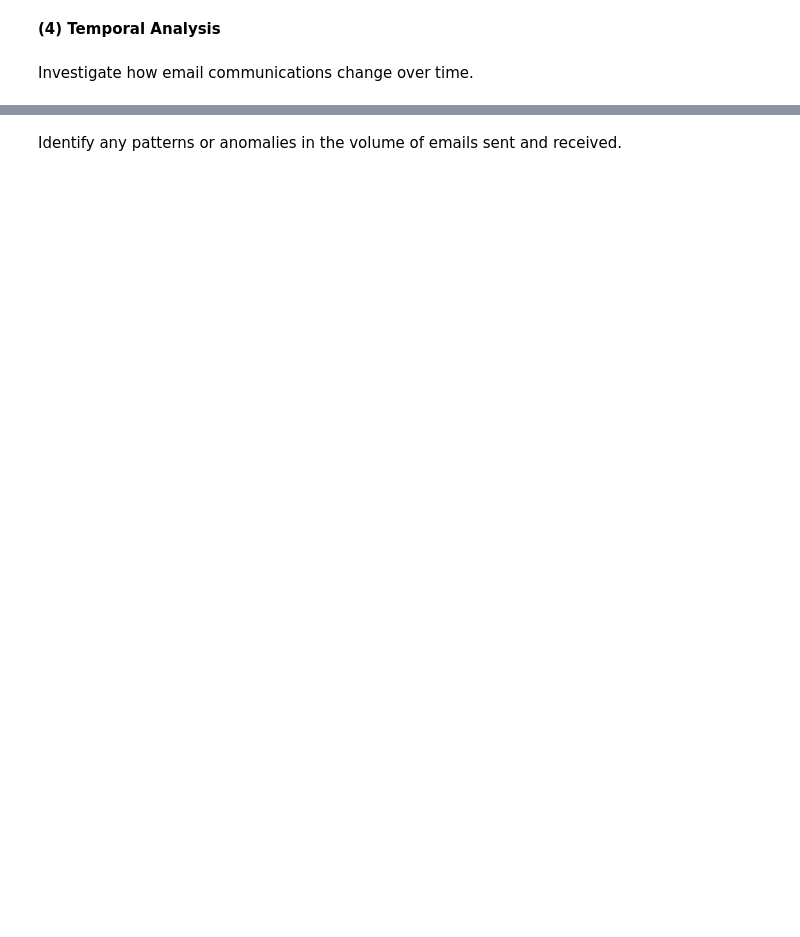
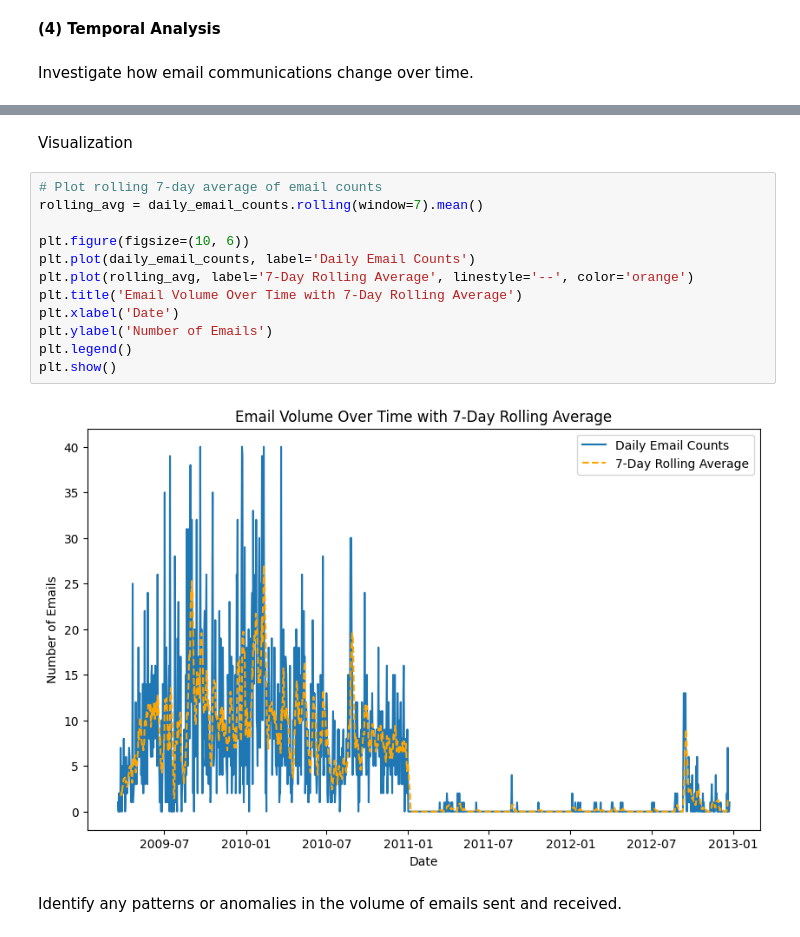
Before and after one commit to PillowPanda/DATA340_HW0, a Jupyter notebook: PS2_notebook.ipynb, the cells around one changed output, grey strips where cells are left out. Saved outputs shown, nothing was run; the diff lists cells and outputs as text; blank space fills up the shorter version.

```diff
--- a/PS2_notebook.ipynb
+++ b/PS2_notebook.ipynb
@@ -619,2 +529,18 @@ Investigate how email communications change over time.
+# %% [markdown]
+Visualization
+# %%
+# Plot rolling 7-day average of email counts
+rolling_avg = daily_email_counts.rolling(window=7).mean()
+
+plt.figure(figsize=(10, 6))
+plt.plot(daily_email_counts, label='Daily Email Counts')
+plt.plot(rolling_avg, label='7-Day Rolling Average', linestyle='--', color='orange')
+plt.title('Email Volume Over Time with 7-Day Rolling Average')
+plt.xlabel('Date')
+plt.ylabel('Number of Emails')
+plt.legend()
+plt.show()
+# %% [output]
+[figure, added]
 # %% [markdown]
 Identify any patterns or anomalies in the volume of emails sent and received.
```
Also changed, not shown: parts of 29 cells of this notebook.
